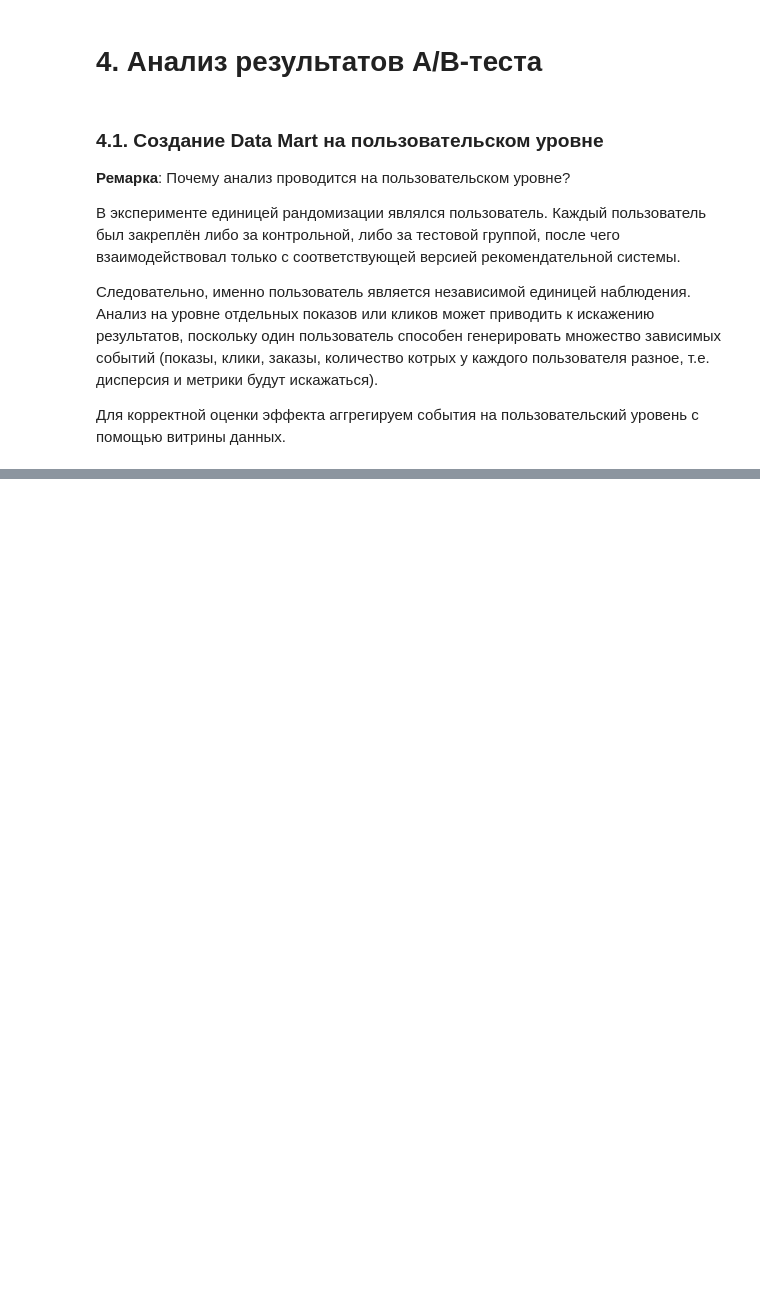
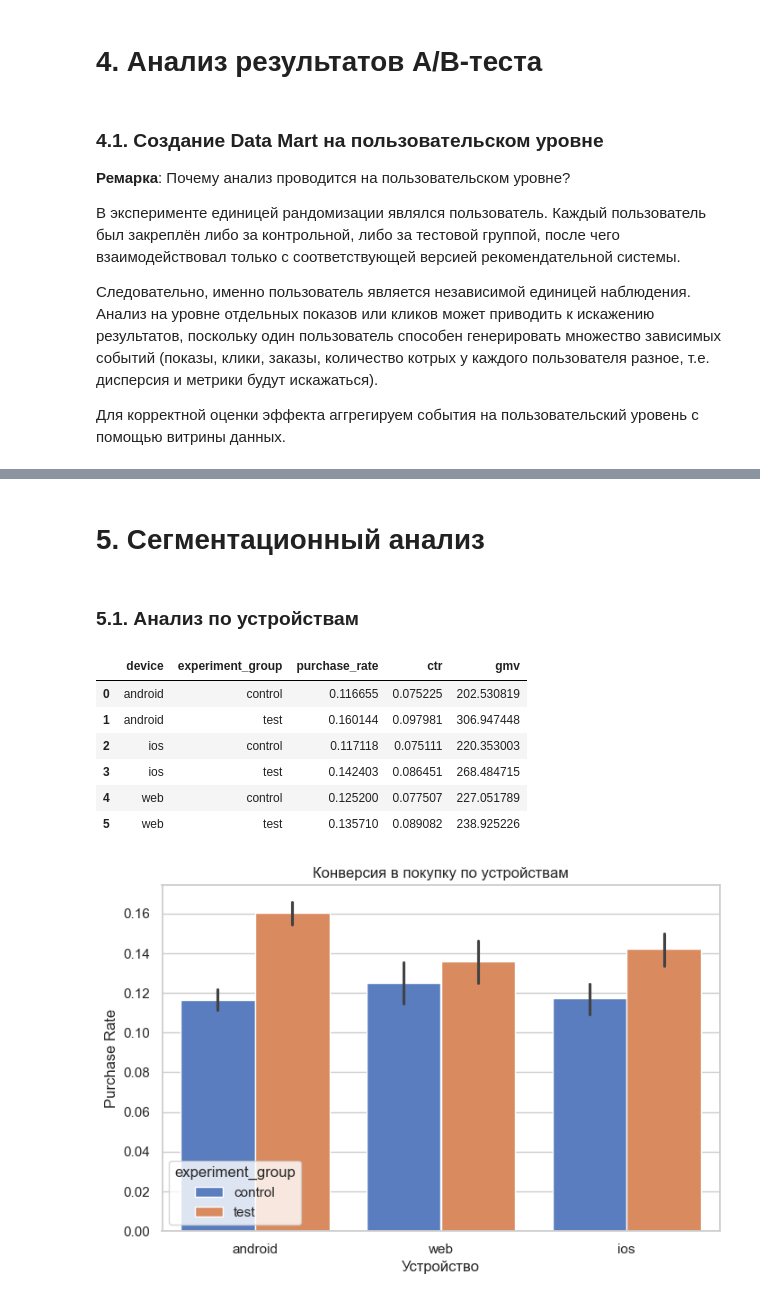
Before and after one commit to k0ist/The-Experts-Hackathon, a Jupyter notebook: The_Experts_Hackathon.ipynb, the cells around one changed output, grey strips where cells are left out. Cells and saved outputs as stored; diff of their text form; code cells hidden in the pictures; blank space fills up the shorter version.

```diff
--- a/The_Experts_Hackathon.ipynb
+++ b/The_Experts_Hackathon.ipynb
@@ -1213,0 +1450,41 @@ user_level = user_level.merge(
+# %% [markdown]
+# 5. Сегментационный анализ
+# %% [markdown]
+### 5.1. Анализ по устройствам
+# %%
+device_segment = (
+    user_level
+    .groupby(["device", "experiment_group"])
+    .agg(
+        purchase_rate=("ordered_any", "mean"),
+        ctr=("ctr_user", "mean"),
+        gmv=("gmv", "mean")
+    )
+    .reset_index()
+)
+
+display(device_segment)
+
+plt.figure(figsize=(8, 5))
+
+sns.barplot(
+    data=user_level,
+    x="device",
+    y="ordered_any",
+    hue="experiment_group"
+)
+
+plt.title("Конверсия в покупку по устройствам")
+plt.ylabel("Purchase Rate")
+plt.xlabel("Устройство")
+
+plt.show()
+# %% [output]
+|  | device | experiment_group | purchase_rate | ctr | gmv |
+| 0 | android | control | 0.116655 | 0.075225 | 202.530819 |
+| 1 | android | test | 0.160144 | 0.097981 | 306.947448 |
+| 2 | ios | control | 0.117118 | 0.075111 | 220.353003 |
+| 3 | ios | test | 0.142403 | 0.086451 | 268.484715 |
+| 4 | web | control | 0.125200 | 0.077507 | 227.051789 |
+| 5 | web | test | 0.135710 | 0.089082 | 238.925226 |
+[figure, added]
```
Also changed, not shown: parts of 45 cells of this notebook.
